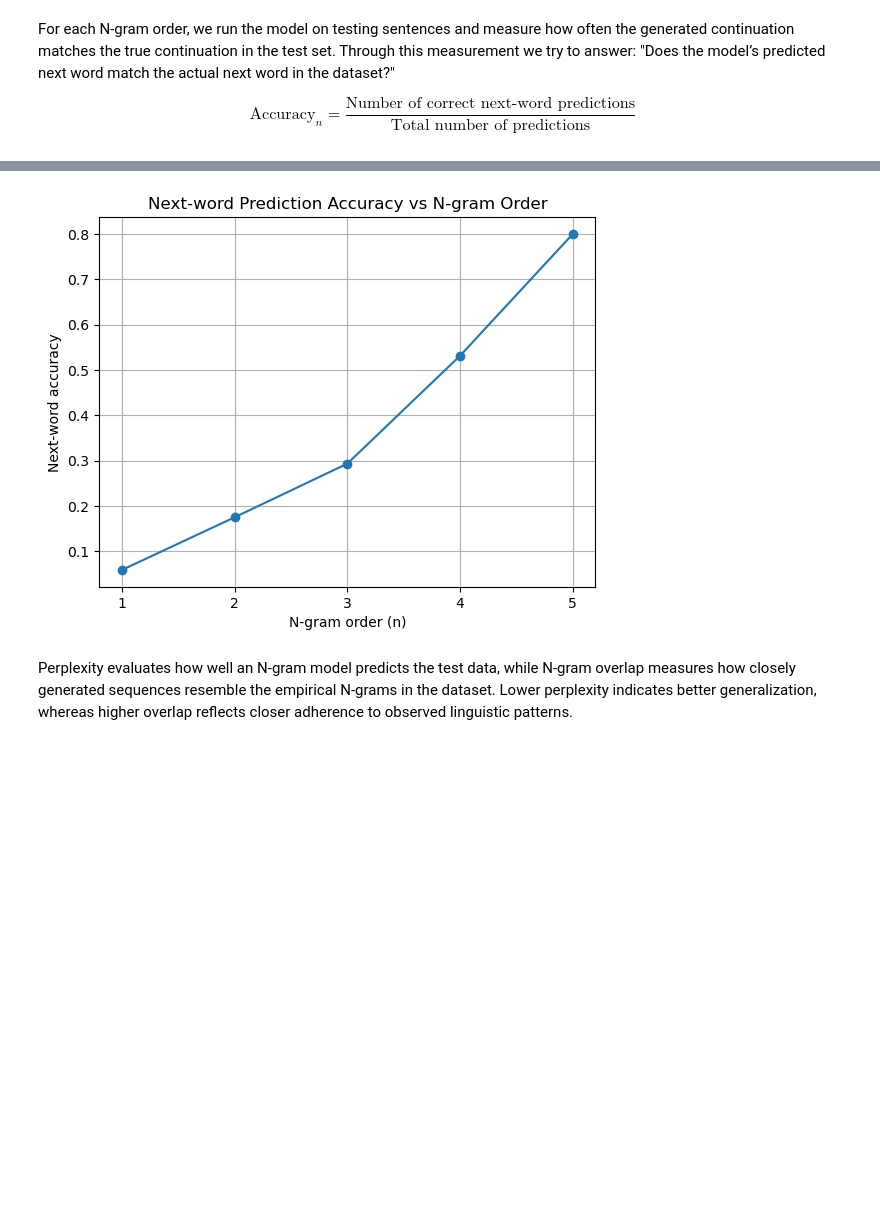
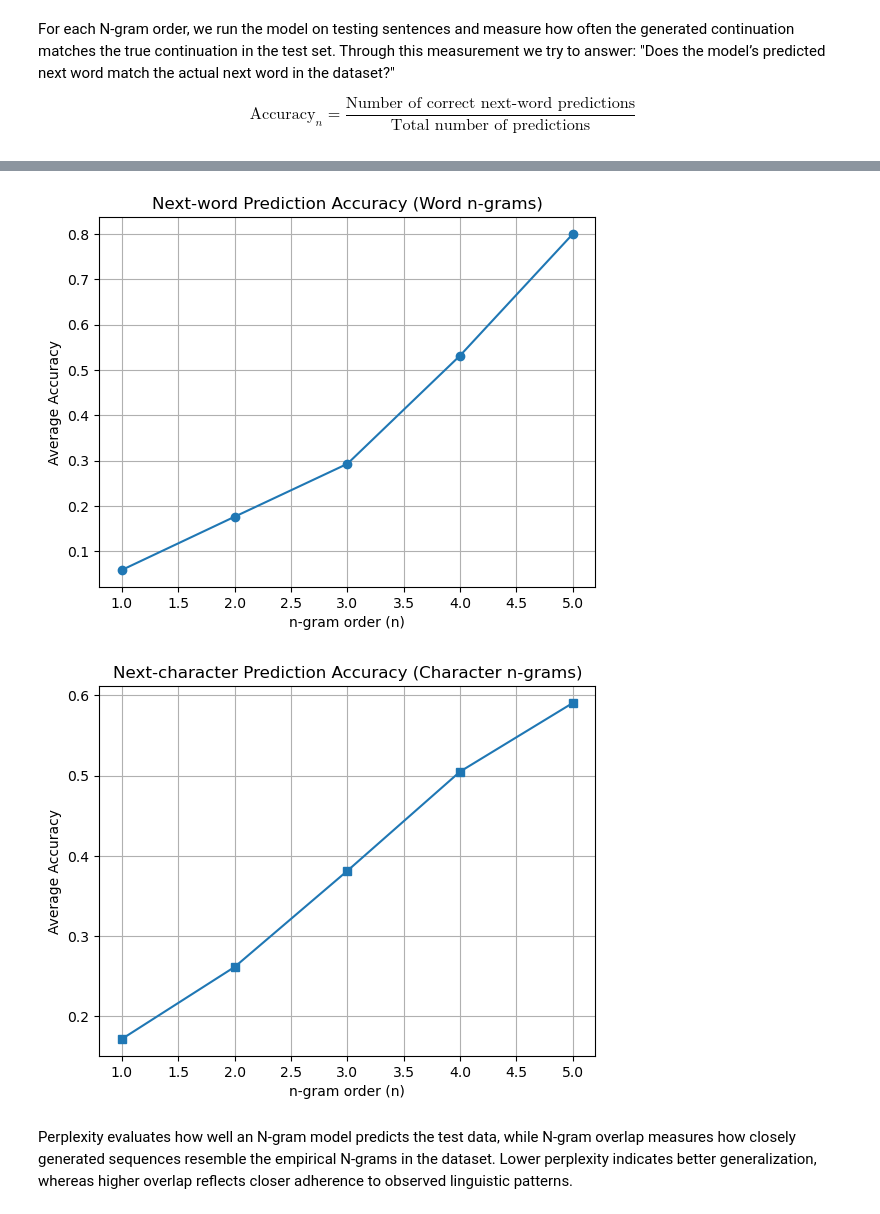
Before and after one commit to 2308monsi/KP, a Jupyter notebook: Seminar_Software/ModelResults.ipynb, the cells around one changed output, grey strips where cells are left out. Saved outputs shown, nothing was run; the diff lists cells and outputs as text; code cells hidden in the pictures; blank space fills up the shorter version.

```diff
--- a/Seminar_Software/ModelResults.ipynb
+++ b/Seminar_Software/ModelResults.ipynb
@@ -231,17 +241,17 @@ import pandas as pd
 from ast import literal_eval
 
 # Function to load a test sentence from a CSV file where csv_path is the path to the CSV file and n is the n-gram order
-def load_test_sentence(csv_path, n):
+
+def load_test_sentence(csv_path, sample_frac):
     df = pd.read_csv(csv_path)
 
-    # Take the first n-gram as the seed
-    first_ngram = literal_eval(df.iloc[0]["N-gram"])
+    df_sample = df.sample(frac=sample_frac, random_state=None).reset_index(drop=True)
 
+    first_ngram = literal_eval(df_sample.iloc[0]["N-gram"])
     sentence = list(first_ngram)
 
-    # Extend sentence using the dataset itself
-    for i in range(1, len(df)):
-        ngram = literal_eval(df.iloc[i]["N-gram"])
+    for i in range(1, len(df_sample)):
+        ngram = literal_eval(df_sample.iloc[i]["N-gram"])
         sentence.append(ngram[-1])
 
     return sentence
@@ -307,0 +306,12 @@ accuracies
+# %%
+avg_word_acc = [np.mean(accuracy_word_runs[n]) for n in N]
+std_word_acc = [np.std(accuracy_word_runs[n]) for n in N]
+
+avg_char_acc = [np.mean(accuracy_char_runs[n]) for n in N]
+std_char_acc = [np.std(accuracy_char_runs[n]) for n in N]
+
+print("Average accuracies for word N-grams:", avg_word_acc)
+print("Average accuracies for character N-grams:", avg_char_acc)
+
+print("Average standard deviations for word N-grams:", std_word_acc)
+print("Average standard deviations for character N-grams:", std_char_acc)
@@ -308,17 +323,23 @@ accuracies
 # %%
 import matplotlib.pyplot as plt
 
-n_values = list(range(1, 6))
+plt.figure()
+plt.errorbar(N, avg_word_acc, yerr=std_word_acc, marker='o')
+plt.xlabel("n-gram order (n)")
+plt.ylabel("Average Accuracy")
+plt.title("Next-word Prediction Accuracy (Word n-grams)")
+plt.grid(True)
+plt.show()
 
 plt.figure()
-plt.plot(n_values, accuracies, marker='o')
-plt.xlabel("N-gram order (n)")
-plt.ylabel("Next-word accuracy")
-plt.title("Next-word Prediction Accuracy vs N-gram Order")
-plt.xticks(n_values)
+plt.errorbar(N, avg_char_acc, yerr=std_char_acc, marker='s')
+plt.xlabel("n-gram order (n)")
+plt.ylabel("Average Accuracy")
+plt.title("Next-character Prediction Accuracy (Character n-grams)")
 plt.grid(True)
 plt.show()
 # %% [output]
-[figure, old version]
+[figure, new version]
+[figure, added]
 # %% [markdown]
 Perplexity evaluates how well an N-gram model predicts the test data, while N-gram overlap measures how closely generated sequences resemble the empirical N-grams in the dataset. Lower perplexity indicates better generalization, whereas higher overlap reflects closer adherence to observed linguistic patterns.
```
Also changed, not shown: parts of 10 cells of this notebook.
